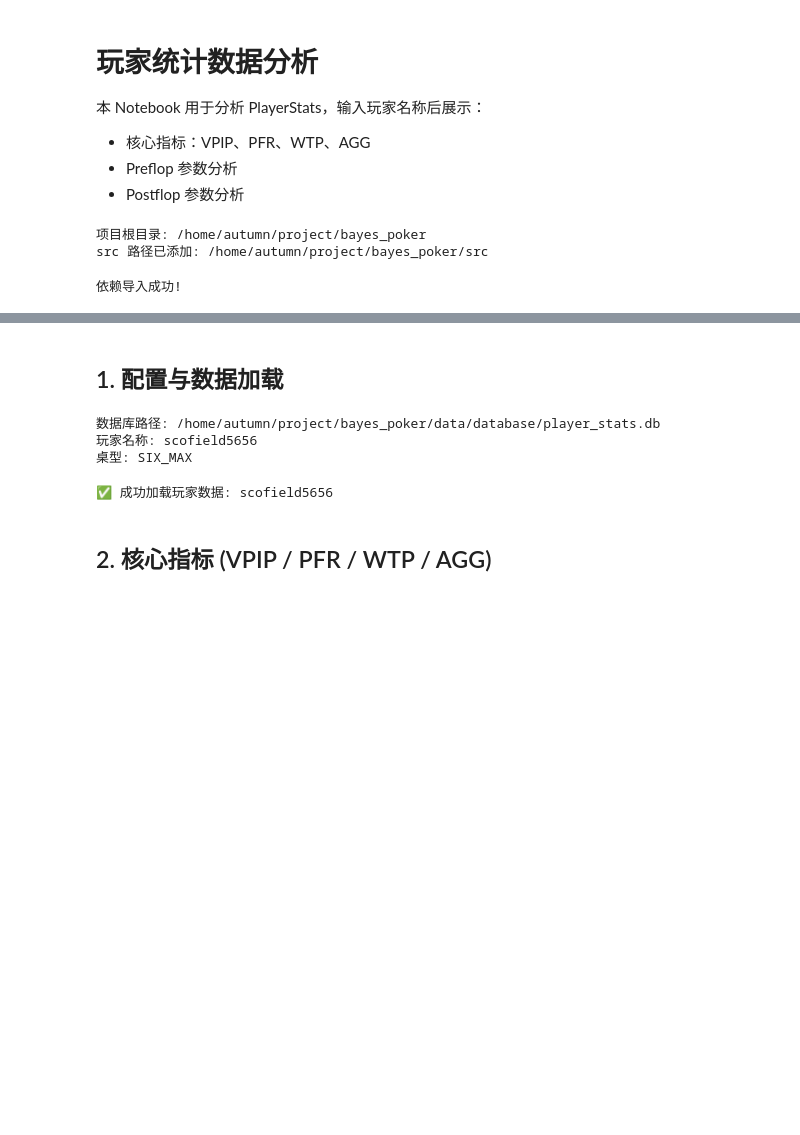
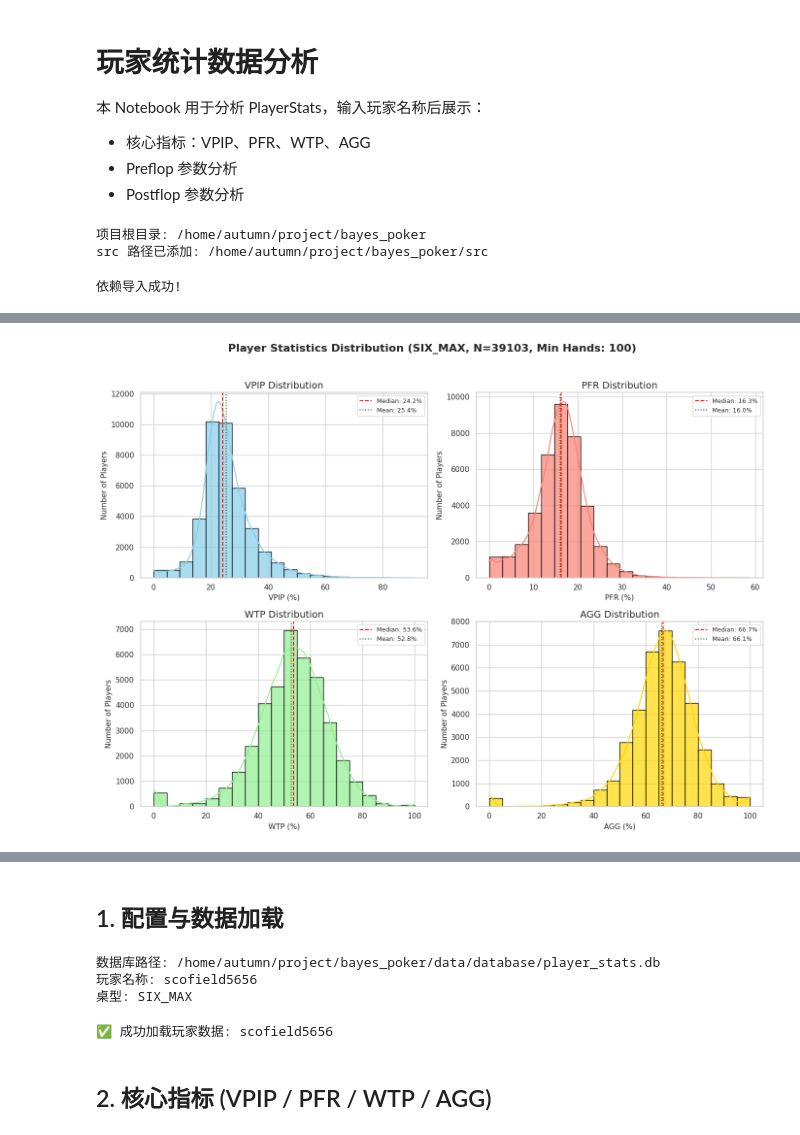
Before and after one commit to FengJingLiu/bayes_poker, a Jupyter notebook: src/bayes_poker/analysis/player_stats_analysis.ipynb, the cells around one changed output, grey strips where cells are left out. Cells and saved outputs as stored; diff of their text form; code cells hidden in the pictures; blank space fills up the shorter version.

```diff
--- a/src/bayes_poker/analysis/player_stats_analysis.ipynb
+++ b/src/bayes_poker/analysis/player_stats_analysis.ipynb
@@ -49,19 +49,14 @@ print("依赖导入成功!")
 # %% [output]
 依赖导入成功!
 # %%
-"""所有玩家 VPIP 分布图生成脚本。
 
-该脚本连接数据库，提取所有玩家的 VPIP 数据并绘制分布直方图。
-"""
-
-def plot_vpip_distribution(db_path: Path, table_type: TableType, min_hands: int = 100):
-    """获取所有玩家的 VPIP 并绘制分布图。"""
+def plot_all_stats_distribution(db_path: Path, table_type: TableType, min_hands: int = 100):
+    """获取所有玩家的核心指标并绘制分布图。"""
     print(f"正在读取数据库: {db_path} ...")
 
     if not db_path.exists():
         print(f"❌ 数据库文件不存在: {db_path}")
         return
-
     with PlayerStatsRepository(db_path) as repo:
         all_stats = repo.get_all(table_type)
 
@@ -71,53 +66,69 @@ def plot_vpip_distribution(db_path: Path, table_type: TableType, min_hands: int
 
     # 过滤掉手数太少的玩家以保证数据准确性
     filtered_stats = [s for s in all_stats if s.vpip.total >= min_hands]
-    vpip_values = [s.vpip.to_float() * 100 for s in filtered_stats]
 
-    if not vpip_values:
+    if not filtered_stats:
         print(f"❌ 没有找到手数 >= {min_hands} 的玩家")
         return
 
-    print(f"✅ 成功提取 {len(vpip_values)} 个有效样本。正在绘图...")
+    # 计算四个指标
+    vpip_values = []
+    pfr_values = []
+    wtp_values = []
+    agg_values = []
 
-    # 绘图设置
-    plt.figure(figsize=(12, 7))
+    for s in filtered_stats:
+        vpip_values.append(s.vpip.to_float() * 100)
+
+        pfr_pos, pfr_total = calculate_pfr(s)
+        pfr_values.append(pfr_pos / pfr_total * 100 if pfr_total > 0 else 0)
+
+        wtp_pos, wtp_total = calculate_wtp(s)
+        wtp_values.append(wtp_pos / wtp_total * 100 if wtp_total > 0 else 0)
+
+        agg_pos, agg_total = calculate_aggression(s)
+        agg_values.append(agg_pos / agg_total * 100 if agg_total > 0 else 0)
+
+    print(f"✅ 成功提取 {len(filtered_stats)} 个有效样本。正在绘图...")
+    # 绘图设置 - 2x2 子图
+    fig, axes = plt.subplots(2, 2, figsize=(14, 10))
     sns.set_theme(style="whitegrid")
 
-    # 绘制直方图和核密度估计曲线 (KDE)
-    ax = sns.histplot(vpip_values, kde=True, color="skyblue", bins=25, edgecolor='black', alpha=0.7)
+    metrics = [
+        ("VPIP", vpip_values, "skyblue", axes[0, 0]),
+        ("PFR", pfr_values, "salmon", axes[0, 1]),
+        ("WTP", wtp_values, "lightgreen", axes[1, 0]),
+        ("AGG", agg_values, "gold", axes[1, 1]),
+    ]
 
-    # 指标计算
-    median_vpip = pd.Series(vpip_values).median()
-    mean_vpip = pd.Series(vpip_values).mean()
+    for name, values, color, ax in metrics:
+        sns.histplot(values, kde=True, color=color, bins=20, edgecolor='black', alpha=0.7, ax=ax)
 
-    # 添加装饰
-    plt.axvline(median_vpip, color='red', linestyle='--', linewidth=2, label=f'Median: {median_vpip:.1f}%')
-    plt.axvline(mean_vpip, color='green', linestyle=':', linewidth=2, label=f'Mean: {mean_vpip:.1f}%')
+        median_val = pd.Series(values).median()
+        mean_val = pd.Series(values).mean()
 
-    plt.title(f"VPIP Distribution for {table_type.name}\n(Sample Size: {len(vpip_values)} players, Min Hands: {min_hands})", fontsize=16, pad=20)
-    plt.xlabel("VPIP (%)", fontsize=13)
-    plt.ylabel("Number of Players", fontsize=13)
-    plt.legend(fontsize=12)
+        ax.axvline(median_val, color='red', linestyle='--', linewidth=1.5, label=f'Median: {median_val:.1f}%')
+        ax.axvline(mean_val, color='darkgreen', linestyle=':', linewidth=1.5, label=f'Mean: {mean_val:.1f}%')
 
-    # 自动保存
-    output_path = project_root / "vpip_distribution.png"
-    plt.savefig(output_path, dpi=300, bbox_inches='tight')
-    print(f"✅ 分布图已保存至: {output_path}")
+        ax.set_title(f"{name} Distribution", fontsize=14)
+        ax.set_xlabel(f"{name} (%)", fontsize=11)
+        ax.set_ylabel("Number of Players", fontsize=11)
+        ax.legend(fontsize=9)
 
+    fig.suptitle(f"Player Statistics Distribution ({table_type.name}, N={len(filtered_stats)}, Min Hands: {min_hands})",
+                 fontsize=16, fontweight='bold', y=1.02)
+    plt.tight_layout()
     plt.show()
 
     # 打印统计摘要
     print("\n--- 统计摘要 ---")
     print(f"总玩家数: {len(all_stats)}")
     print(f"分析玩家数: {len(filtered_stats)} (>= {min_hands} 手)")
-    print(f"VPIP 范围: {min(vpip_values):.1f}% - {max(vpip_values):.1f}%")
-    print(f"VPIP 平均值: {mean_vpip:.1f}%")
-    print(f"VPIP 中位数: {median_vpip:.1f}%")
-
-
-DB_PATH = project_root / "data" / "database" / "player_stats.db"
-TABLE_TYPE = TableType.SIX_MAX
-
-plot_vpip_distribution(DB_PATH, TABLE_TYPE, min_hands=100)
+    print(f"VPIP 中位数: {pd.Series(vpip_values).median():.1f}%")
+    print(f"PFR 中位数: {pd.Series(pfr_values).median():.1f}%")
+    print(f"WTP 中位数: {pd.Series(wtp_values).median():.1f}%")
+    print(f"AGG 中位数: {pd.Series(agg_values).median():.1f}%")
+# 执行绘图
+plot_all_stats_distribution(DB_PATH, TABLE_TYPE, min_hands=100)
 # %% [output]
 正在读取数据库: /home/autumn/project/bayes_poker/data/database/player_stats.db ...
@@ -123,0 +136 @@ plot_vpip_distribution(DB_PATH, TABLE_TYPE, min_hands=100)
+[figure, added]
```
Also changed, not shown: parts of 1 cell of this notebook, 3 other files.
